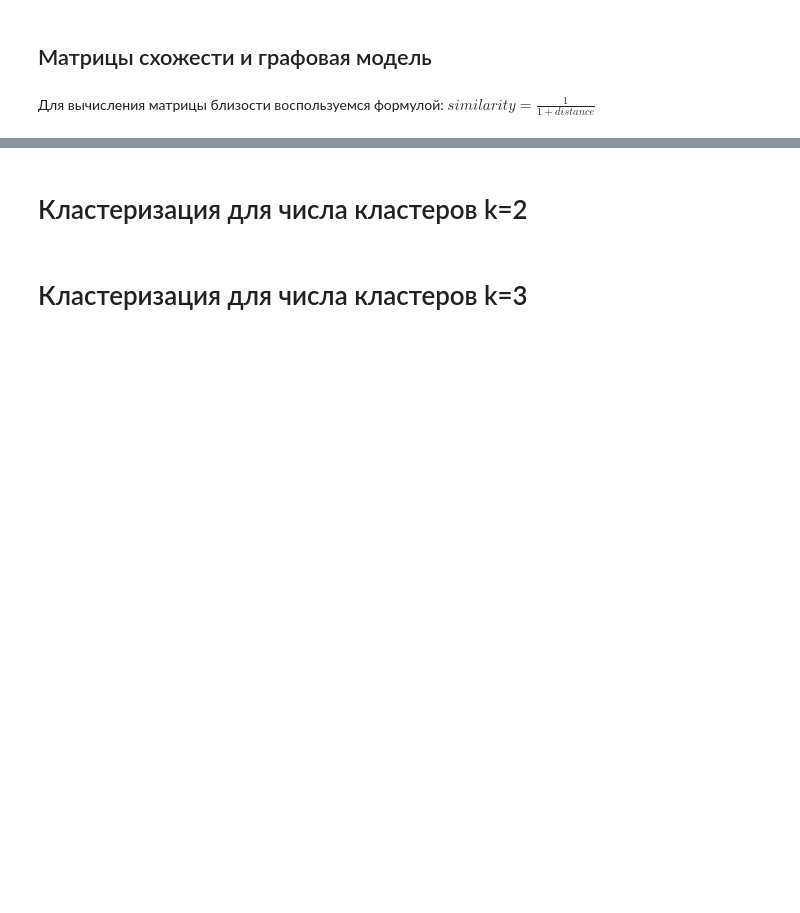
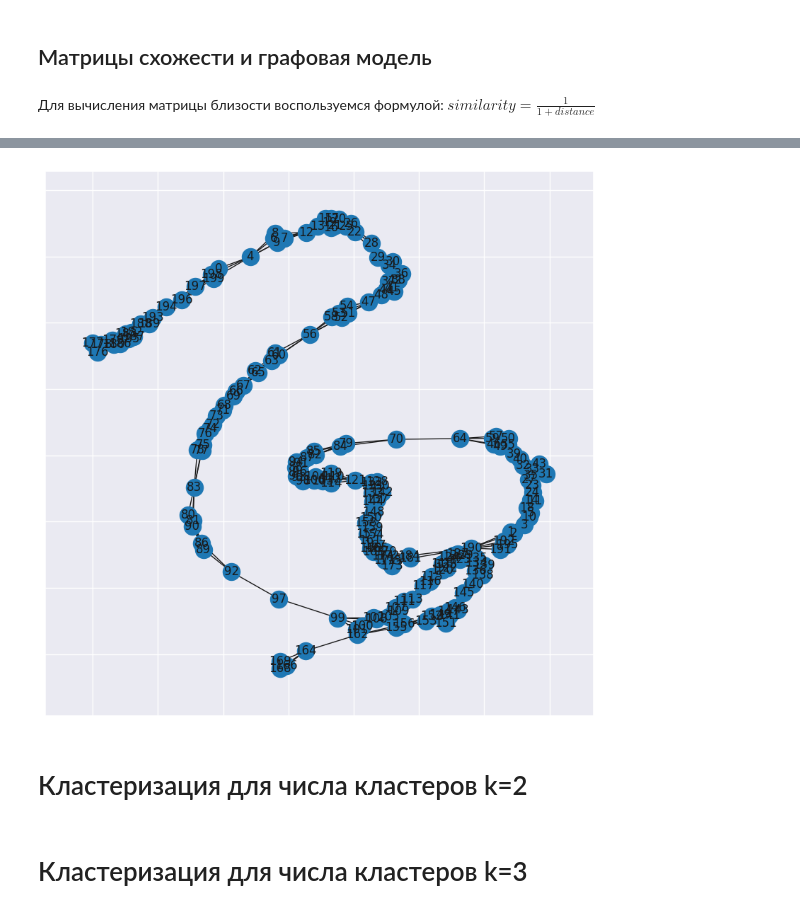
Before and after one commit to Vladislav-Kanev/Clustering_lab2, a Jupyter notebook: report.ipynb, the cells around one changed output, grey strips where cells are left out. Cells and saved outputs as stored; diff of their text form; code cells hidden in the pictures; blank space fills up the shorter version.

```diff
--- a/report.ipynb
+++ b/report.ipynb
@@ -124,3 +170,8 @@ nx.draw(G)
+# %%
+similarity_euclidean_x_graph = similarity_matrix_to_graph(similarity_euclidean_x, threshold=0.5)
+plot_graph(similarity_euclidean_x_graph)
+# %% [output]
+[figure, added]
 # %% [markdown]
 # Кластеризация для числа кластеров k=2
 # %% [markdown]
```
Also changed, not shown: parts of 10 cells of this notebook, 1 other file.
